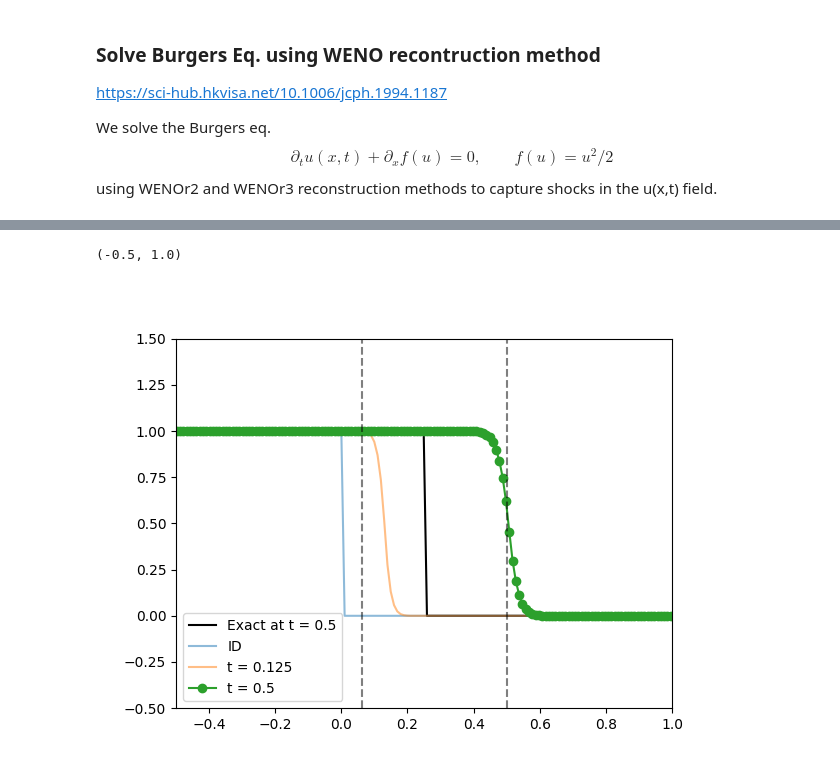
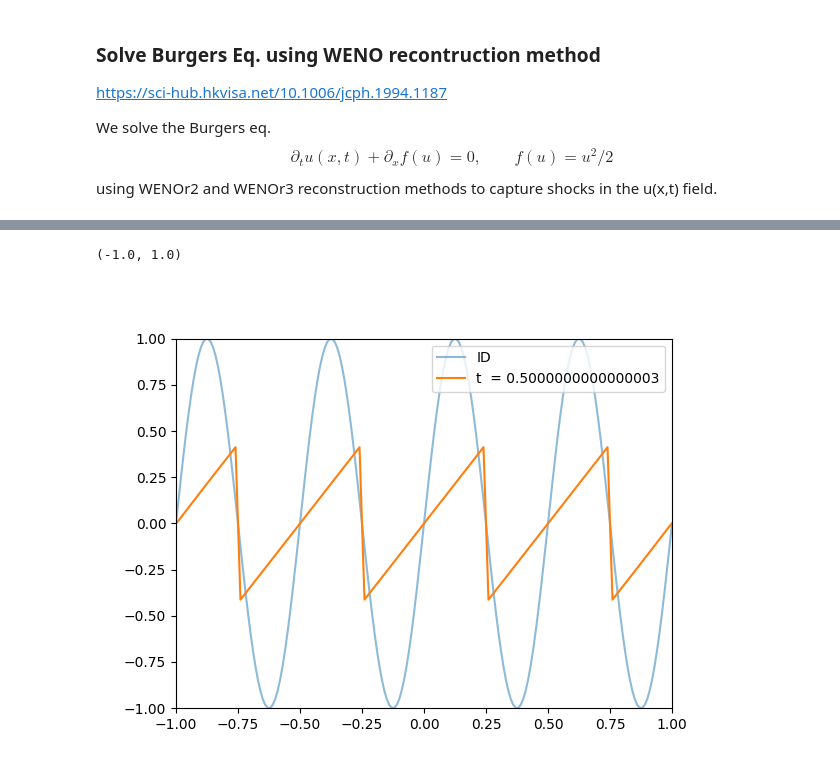
Before and after one commit to LoreCip/LQG-BH-Collapse, a Jupyter notebook: Notebooks/weno.ipynb, the cells around one changed output, grey strips where cells are left out. Drawn from its saved outputs; the diff is of its cells as text; code cells hidden in the pictures.

```diff
--- a/Notebooks/weno.ipynb
+++ b/Notebooks/weno.ipynb
@@ -279,23 +321,23 @@ sol[:, 2] = u_next.copy()
 # %%
-ex = np.zeros_like(xs)
-ex[xs < 0.25] = 1
+# ex = np.zeros_like(xs)
+# ex[xs < 0.25] = 1
 
 fig = plt.figure()
 
-plt.plot(xs, ex, 'k', label = 'Exact at t = 0.5')
+# plt.plot(xs, ex, 'k', label = 'Exact at t = 0.5')
 
-plt.plot(xs, sol[:, 0],       alpha = 0.5, label = 'ID')
-plt.plot(xs, sol[:, 1],       alpha = 0.5, label = 't = 0.125')
-plt.plot(xs, sol[:, 2], 'o-',              label = 't = 0.5')
+plt.plot(xs[n_ghost:-n_ghost], sol[:, 0],       alpha = 0.5, label = 'ID')
+# plt.plot(xs[n_ghost:-n_ghost], sol[:, 1],       alpha = 0.5, label = f'{t1 = }')
+plt.plot(xs[n_ghost:-n_ghost], sol[:, 2], '-',              label = f'{t  = }')
 
 plt.legend()
 
-plt.axvline(0.5    , alpha = 0.5, color = 'k', ls = '--')
+# plt.axvline(0.5    , alpha = 0.5, color = 'k', ls = '--')
 # plt.axvline(0.25   , alpha = 0.5, color = 'k', ls = '--')
-plt.axvline(0.125/2, alpha = 0.5, color = 'k', ls = '--')
+# plt.axvline(0.125/2, alpha = 0.5, color = 'k', ls = '--')
 
-plt.ylim((-0.5,1.5))
-plt.xlim((-0.5, 1))
+plt.ylim((-1,1))
+plt.xlim((-1, 1))
 # %% [output]
-(-0.5, 1.0)
+(-1.0, 1.0)
-[figure, old version]
+[figure, new version]
```
Also changed, not shown: parts of 3 cells of this notebook, 1 other file.
